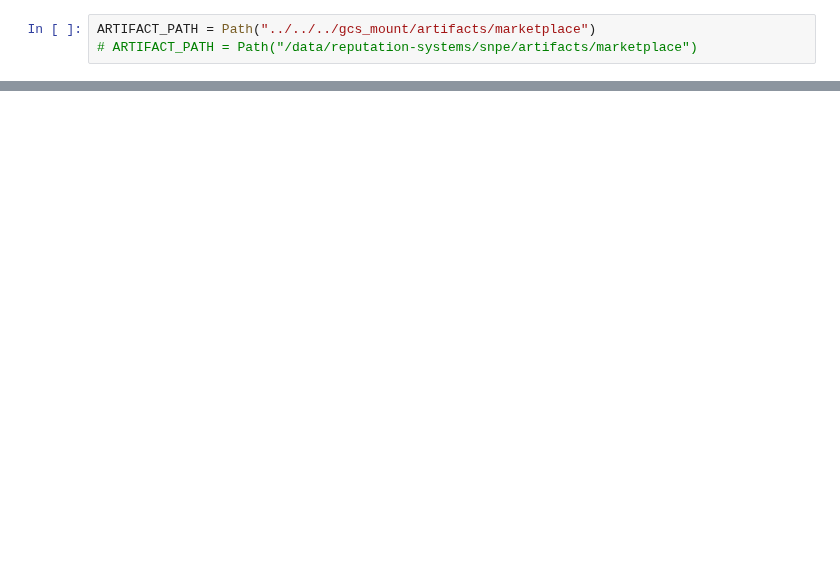
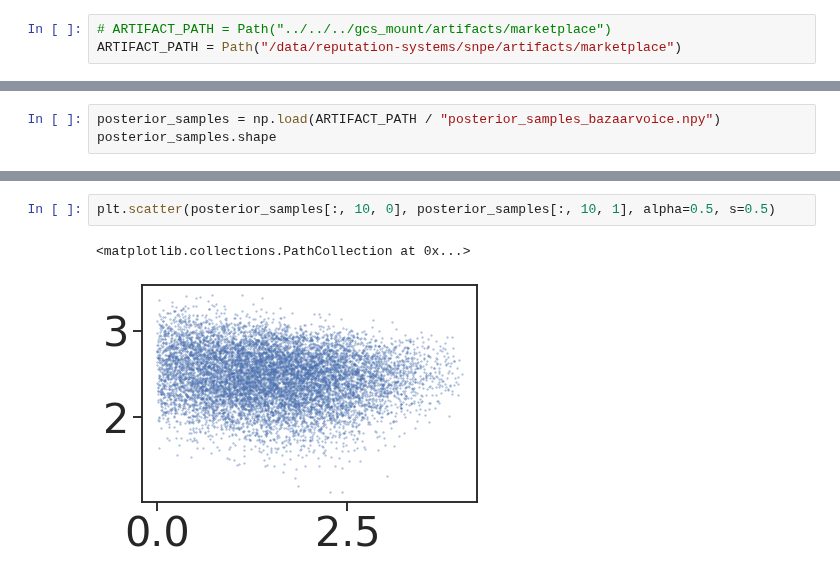
Before and after one commit to narendramukherjee/reputation-systems, a Jupyter notebook: snpe/notebooks/marketplace_simulator_analysis.ipynb, the cells around one changed output, grey strips where cells are left out. Cells and saved outputs as stored; diff of their text form; blank space fills up the shorter version.

Commit message:
Latest marketplace simulator analysis notebook

```diff
--- a/snpe/notebooks/marketplace_simulator_analysis.ipynb
+++ b/snpe/notebooks/marketplace_simulator_analysis.ipynb
@@ -53,8 +53,8 @@ sns.set_style("ticks", {"axes.linewidth": 2.0})
 # %% [output]
 [interactive output not drawn]
 # %%
-ARTIFACT_PATH = Path("../../../gcs_mount/artifacts/marketplace")
-# ARTIFACT_PATH = Path("/data/reputation-systems/snpe/artifacts/marketplace")
+# ARTIFACT_PATH = Path("../../../gcs_mount/artifacts/marketplace")
+ARTIFACT_PATH = Path("/data/reputation-systems/snpe/artifacts/marketplace")
 # %% [output]
 [interactive output not drawn]
 # %% [markdown]
@@ -257,0 +301,3 @@ np.save(ARTIFACT_PATH / "posterior_samples_bazaarvoice.npy", posterior_samples)
+# %%
+posterior_samples = np.load(ARTIFACT_PATH / "posterior_samples_bazaarvoice.npy")
+posterior_samples.shape
@@ -257,0 +340,5 @@ np.save(ARTIFACT_PATH / "posterior_samples_bazaarvoice.npy", posterior_samples)
+# %%
+plt.scatter(posterior_samples[:, 10, 0], posterior_samples[:, 10, 1], alpha=0.5, s=0.5)
+# %% [output]
+<matplotlib.collections.PathCollection at 0x...>
+[figure, added]
```
Also changed, not shown: parts of 17 cells of this notebook.
